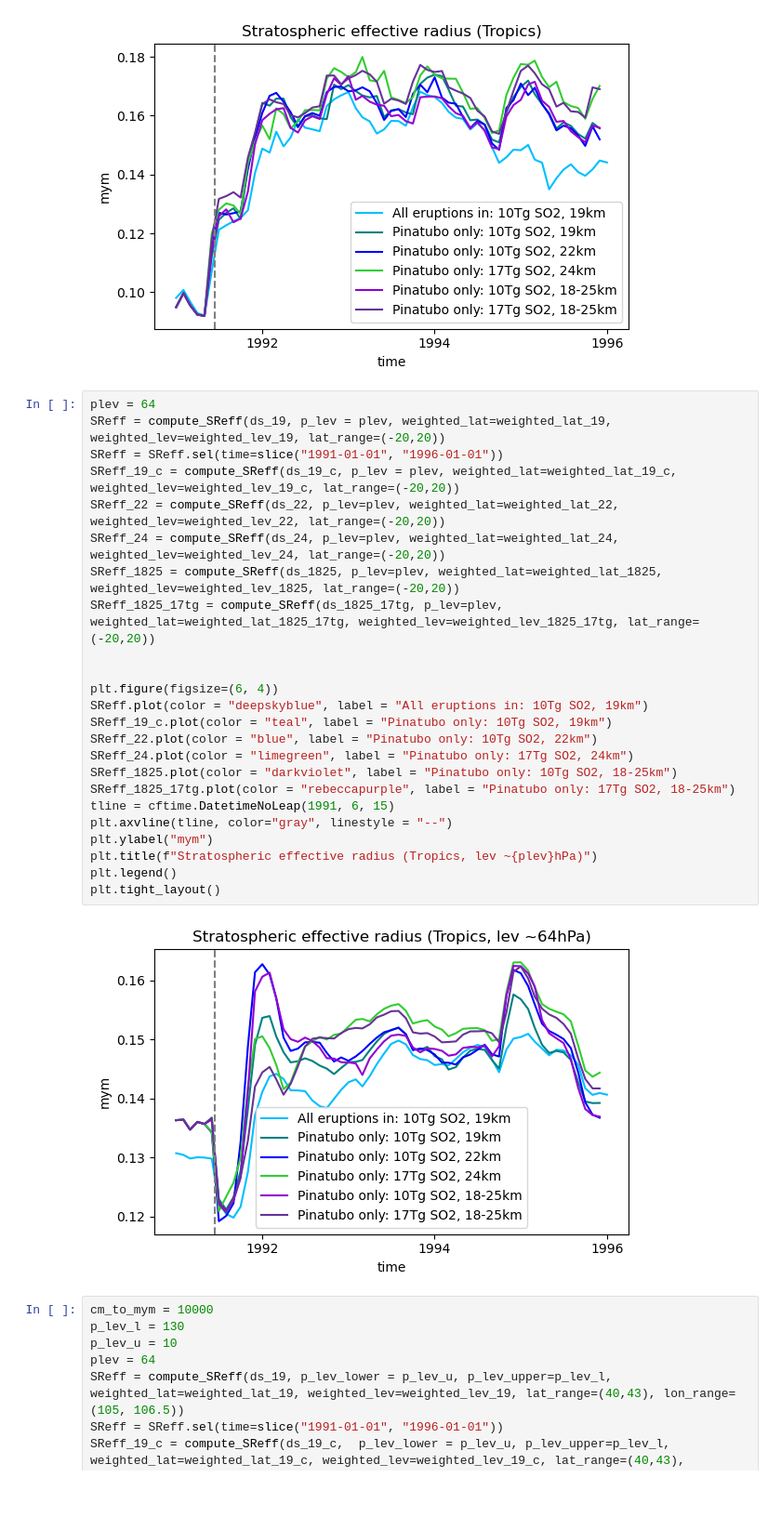
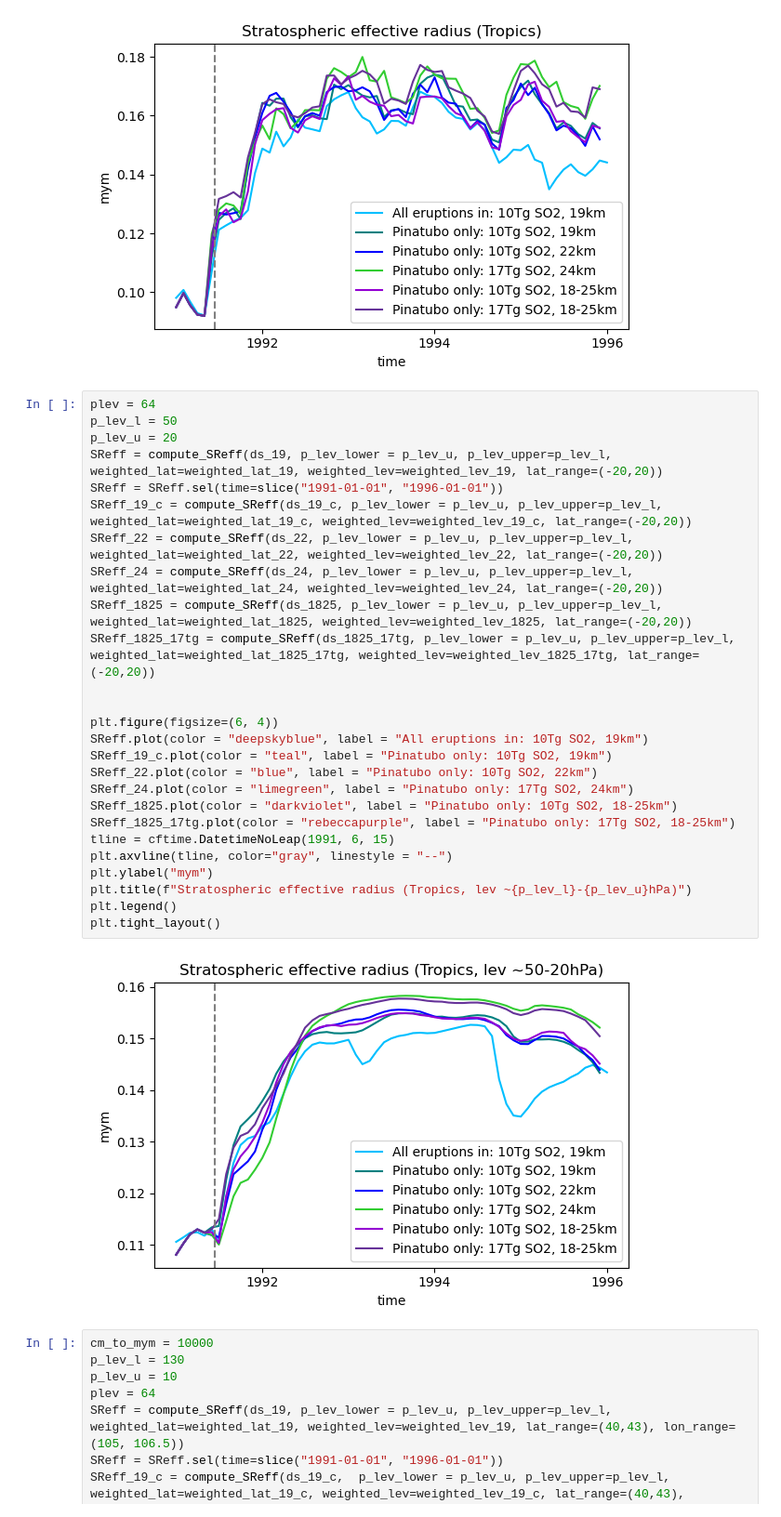
Before and after one commit to EliHHogemo/master_thesis, a Jupyter notebook: reff_plotting.ipynb, the cells around one changed output. Shown at 93% size. Cells and saved outputs as stored; diff of their text form.

```diff
--- a/reff_plotting.ipynb
+++ b/reff_plotting.ipynb
@@ -193,30 +247,32 @@ plt.tight_layout()
 [figure]
 # %%
 plev = 64
-SReff = compute_SReff(ds_19, p_lev = plev, weighted_lat=weighted_lat_19, weighted_lev=weighted_lev_19, lat_range=(-20,20))
+p_lev_l = 50
+p_lev_u = 20
+SReff = compute_SReff(ds_19, p_lev_lower = p_lev_u, p_lev_upper=p_lev_l, weighted_lat=weighted_lat_19, weighted_lev=weighted_lev_19, lat_range=(-20,20))
 SReff = SReff.sel(time=slice("1991-01-01", "1996-01-01"))
-SReff_19_c = compute_SReff(ds_19_c, p_lev = plev, weighted_lat=weighted_lat_19_c, weighted_lev=weighted_lev_19_c, lat_range=(-20,20))
-SReff_22 = compute_SReff(ds_22, p_lev=plev, weighted_lat=weighted_lat_22, weighted_lev=weighted_lev_22, lat_range=(-20,20))
-SReff_24 = compute_SReff(ds_24, p_lev=plev, weighted_lat=weighted_lat_24, weighted_lev=weighted_lev_24, lat_range=(-20,20))
-SReff_1825 = compute_SReff(ds_1825, p_lev=plev, weighted_lat=weighted_lat_1825, weighted_lev=weighted_lev_1825, lat_range=(-20,20))
-SReff_1825_17tg = compute_SReff(ds_1825_17tg, p_lev=plev, weighted_lat=weighted_lat_1825_17tg, weighted_lev=weighted_lev_1825_17tg, lat_range=(-20,20))
+SReff_19_c = compute_SReff(ds_19_c, p_lev_lower = p_lev_u, p_lev_upper=p_lev_l, weighted_lat=weighted_lat_19_c, weighted_lev=weighted_lev_19_c, lat_range=(-20,20))
+SReff_22 = compute_SReff(ds_22, p_lev_lower = p_lev_u, p_lev_upper=p_lev_l, weighted_lat=weighted_lat_22, weighted_lev=weighted_lev_22, lat_range=(-20,20))
+SReff_24 = compute_SReff(ds_24, p_lev_lower = p_lev_u, p_lev_upper=p_lev_l, weighted_lat=weighted_lat_24, weighted_lev=weighted_lev_24, lat_range=(-20,20))
+SReff_1825 = compute_SReff(ds_1825, p_lev_lower = p_lev_u, p_lev_upper=p_lev_l, weighted_lat=weighted_lat_1825, weighted_lev=weighted_lev_1825, lat_range=(-20,20))
+SReff_1825_17tg = compute_SReff(ds_1825_17tg, p_lev_lower = p_lev_u, p_lev_upper=p_lev_l, weighted_lat=weighted_lat_1825_17tg, weighted_lev=weighted_lev_1825_17tg, lat_range=(-20,20))
 
 
 plt.figure(figsize=(6, 4))
 SReff.plot(color = "deepskyblue", label = "All eruptions in: 10Tg SO2, 19km")
 SReff_19_c.plot(color = "teal", label = "Pinatubo only: 10Tg SO2, 19km")
 SReff_22.plot(color = "blue", label = "Pinatubo only: 10Tg SO2, 22km")
 SReff_24.plot(color = "limegreen", label = "Pinatubo only: 17Tg SO2, 24km")
 SReff_1825.plot(color = "darkviolet", label = "Pinatubo only: 10Tg SO2, 18-25km")
 SReff_1825_17tg.plot(color = "rebeccapurple", label = "Pinatubo only: 17Tg SO2, 18-25km")
 tline = cftime.DatetimeNoLeap(1991, 6, 15)
 plt.axvline(tline, color="gray", linestyle = "--")
 plt.ylabel("mym")
-plt.title(f"Stratospheric effective radius (Tropics, lev ~{plev}hPa)")
+plt.title(f"Stratospheric effective radius (Tropics, lev ~{p_lev_l}-{p_lev_u}hPa)")
 plt.legend()
 plt.tight_layout()
 # %% [output]
-[figure, old version]
+[figure, new version]
 # %%
 cm_to_mym = 10000
 p_lev_l = 130
```
Also changed, not shown: parts of 9 cells of this notebook, 1 other file.
